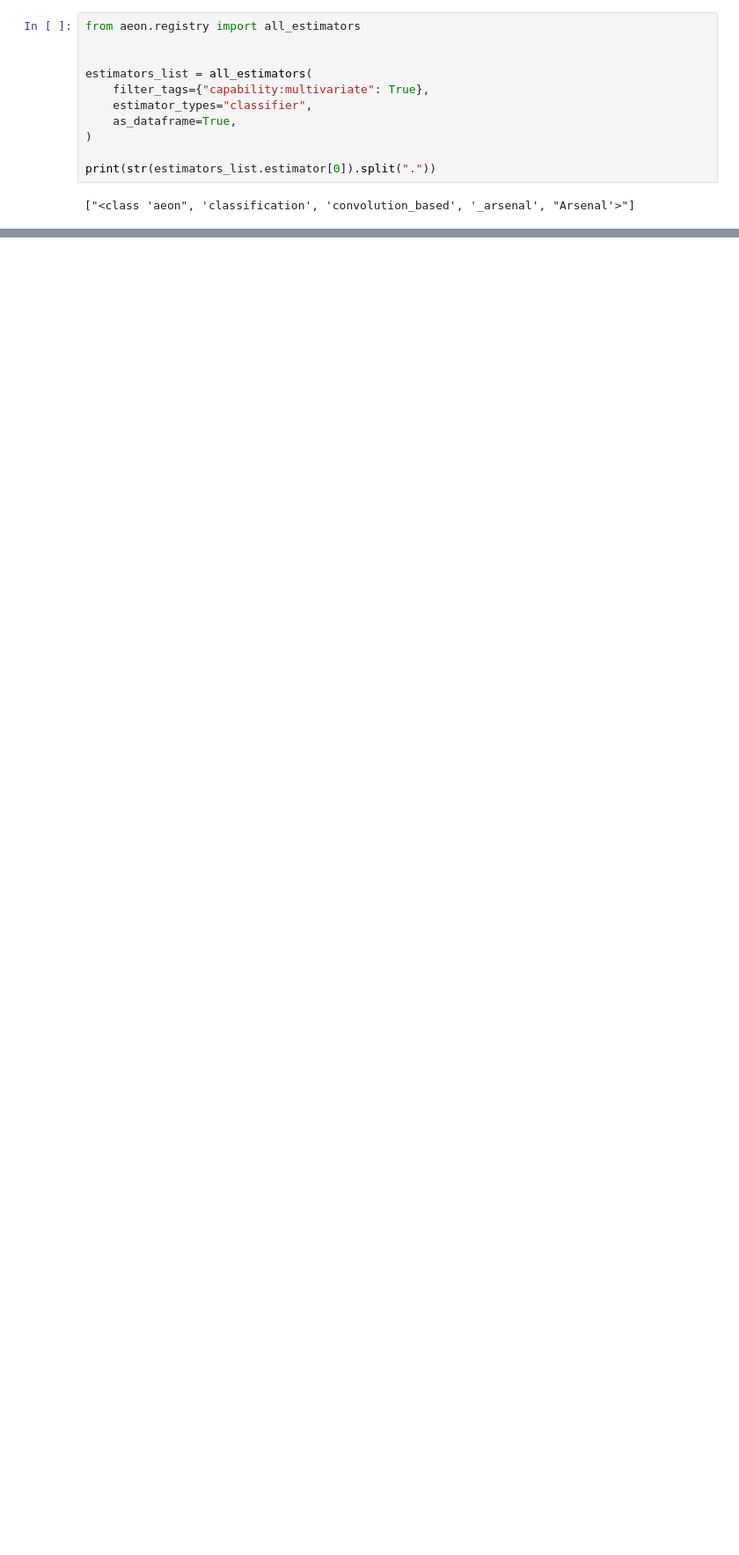
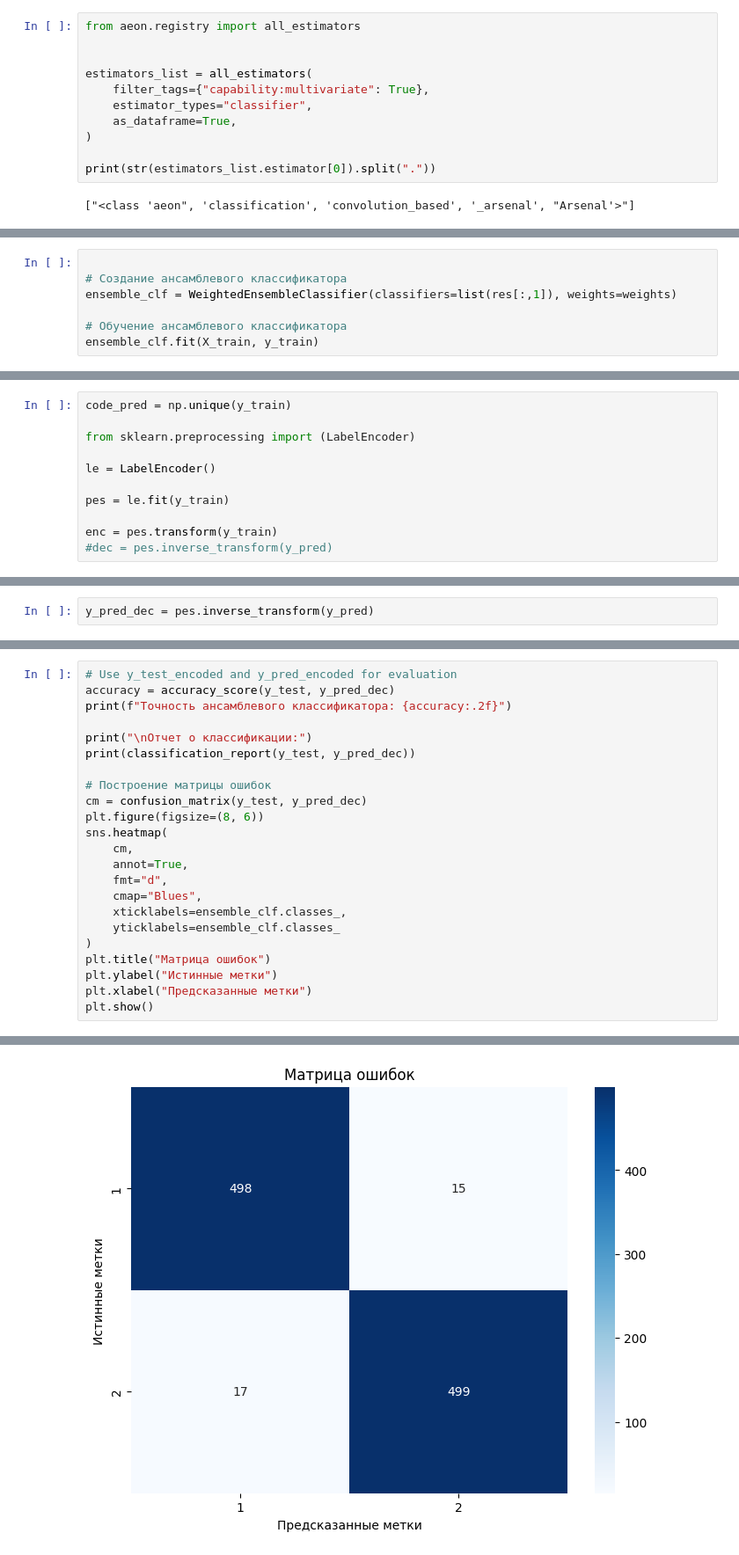
Before and after one commit to TinyEnerget/fault_location_machine_learning, a Jupyter notebook: alg_repository/try_new_model.ipynb, the cells around one changed output, grey strips where cells are left out. Shown: that part at 88% size. Drawn from its saved outputs; the diff is of its cells as text; blank space fills up the shorter version.

```diff
--- a/alg_repository/try_new_model.ipynb
+++ b/alg_repository/try_new_model.ipynb
@@ -192,0 +125,7 @@ weighted avg       1.00      1.00      1.00        40
+# %%
+
+# Создание ансамблевого классификатора
+ensemble_clf = WeightedEnsembleClassifier(classifiers=list(res[:,1]), weights=weights)
+
+# Обучение ансамблевого классификатора
+ensemble_clf.fit(X_train, y_train)
@@ -192,0 +150,11 @@ weighted avg       1.00      1.00      1.00        40
+# %%
+code_pred = np.unique(y_train)
+
+from sklearn.preprocessing import (LabelEncoder)
+
+le = LabelEncoder()
+
+pes = le.fit(y_train)
+
+enc = pes.transform(y_train)
+#dec = pes.inverse_transform(y_pred)
@@ -192,0 +165,2 @@ weighted avg       1.00      1.00      1.00        40
+# %%
+y_pred_dec = pes.inverse_transform(y_pred)
@@ -192,0 +186,24 @@ weighted avg       1.00      1.00      1.00        40
+# %%
+# Use y_test_encoded and y_pred_encoded for evaluation
+accuracy = accuracy_score(y_test, y_pred_dec)
+print(f"Точность ансамблевого классификатора: {accuracy:.2f}")
+
+print("\nОтчет о классификации:")
+print(classification_report(y_test, y_pred_dec))
+
+# Построение матрицы ошибок
+cm = confusion_matrix(y_test, y_pred_dec)
+plt.figure(figsize=(8, 6))
+sns.heatmap(
+    cm,
+    annot=True,
+    fmt="d",
+    cmap="Blues",
+    xticklabels=ensemble_clf.classes_,
+    yticklabels=ensemble_clf.classes_
+)
+plt.title("Матрица ошибок")
+plt.ylabel("Истинные метки")
+plt.xlabel("Предсказанные метки")
+plt.show()
+# %% [output]
@@ -192,0 +221 @@ weighted avg       1.00      1.00      1.00        40
+[figure, added]
```
Also changed, not shown: parts of 17 cells of this notebook, 5 other files.
